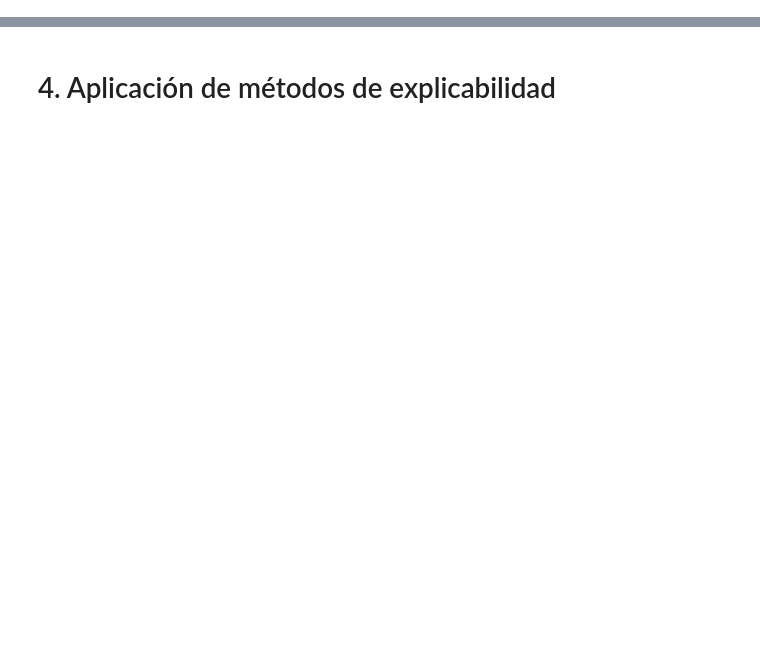
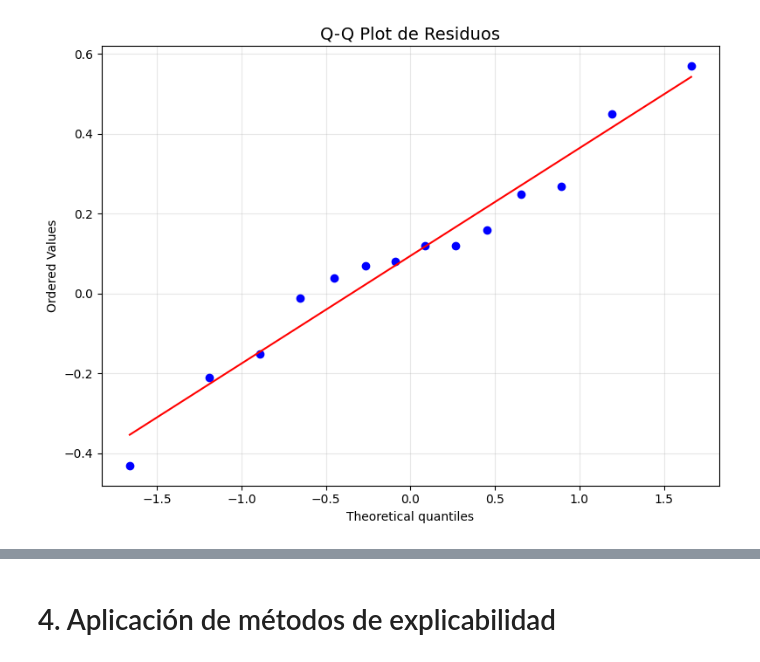
Before and after one commit to anavagi/anticoagulant-patology-analysis, a Jupyter notebook: XAI_03.ipynb, the cells around one changed output, grey strips where cells are left out. Drawn from its saved outputs; the diff is of its cells as text; code cells hidden in the pictures; blank space fills up the shorter version.

```diff
--- a/XAI_03.ipynb
+++ b/XAI_03.ipynb
@@ -141,0 +292,11 @@ dt_model = DecisionTreeRegressor(max_depth=4, random_state=23)
+# %%
+from scipy import stats
+
+plt.figure(figsize=(8, 6))
+stats.probplot(residuals, dist="norm", plot=plt)
+plt.title('Q-Q Plot de Residuos', fontsize=14)
+plt.grid(alpha=0.3)
+plt.tight_layout()
+plt.show()
+# %% [output]
+[figure, added]
```
Also changed, not shown: parts of 46 cells of this notebook.
